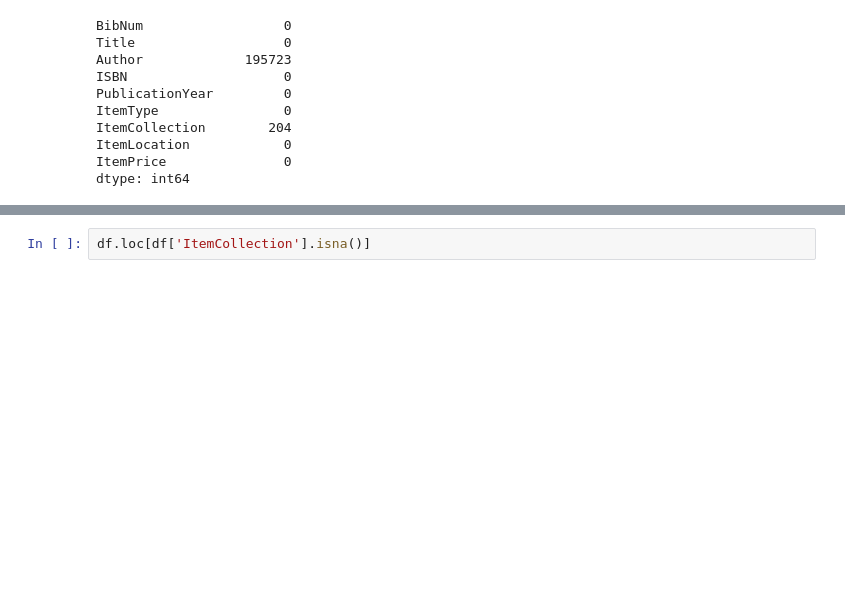
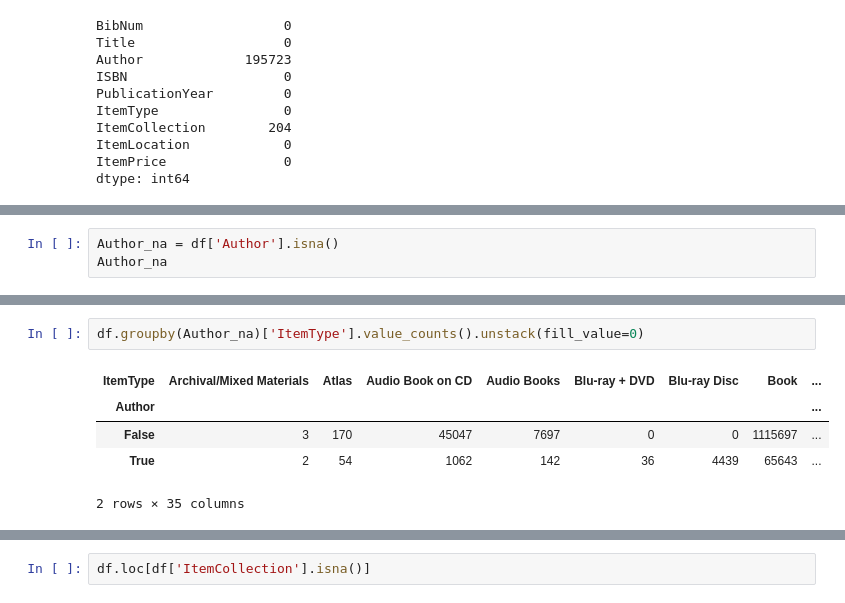
Before and after one commit to btl930/louisville_library_inventory_analysis, a Jupyter notebook: notebook/louisville_library_inventory_analysis.ipynb, the cells around one changed output, grey strips where cells are left out. Saved outputs shown, nothing was run; the diff lists cells and outputs as text; blank space fills up the shorter version.

```diff
--- a/notebook/louisville_library_inventory_analysis.ipynb
+++ b/notebook/louisville_library_inventory_analysis.ipynb
@@ -137,0 +140,3 @@ dtype: int64
+# %%
+Author_na = df['Author'].isna()
+Author_na
@@ -137,0 +156,8 @@ dtype: int64
+# %%
+df.groupby(Author_na)['ItemType'].value_counts().unstack(fill_value=0)
+# %% [output]
+| ItemType | Archival/Mixed Materials | Atlas | Audio Book on CD | Audio Books | Blu-ray + DVD | Blu-ray Disc | Book | ... |
+| Author |  |  |  |  |  |  |  | ... |
+| False | 3 | 170 | 45047 | 7697 | 0 | 0 | 1115697 | ... |
+| True | 2 | 54 | 1062 | 142 | 36 | 4439 | 65643 | ... |
+2 rows × 35 columns
```
Also changed, not shown: parts of 6 cells of this notebook, 2 other files.
